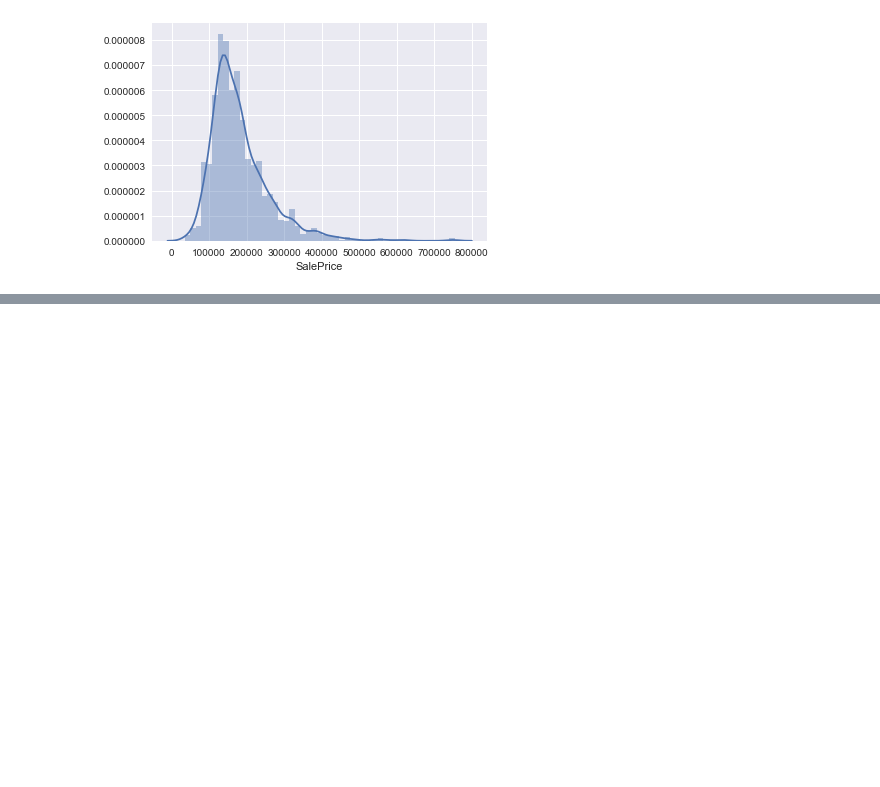
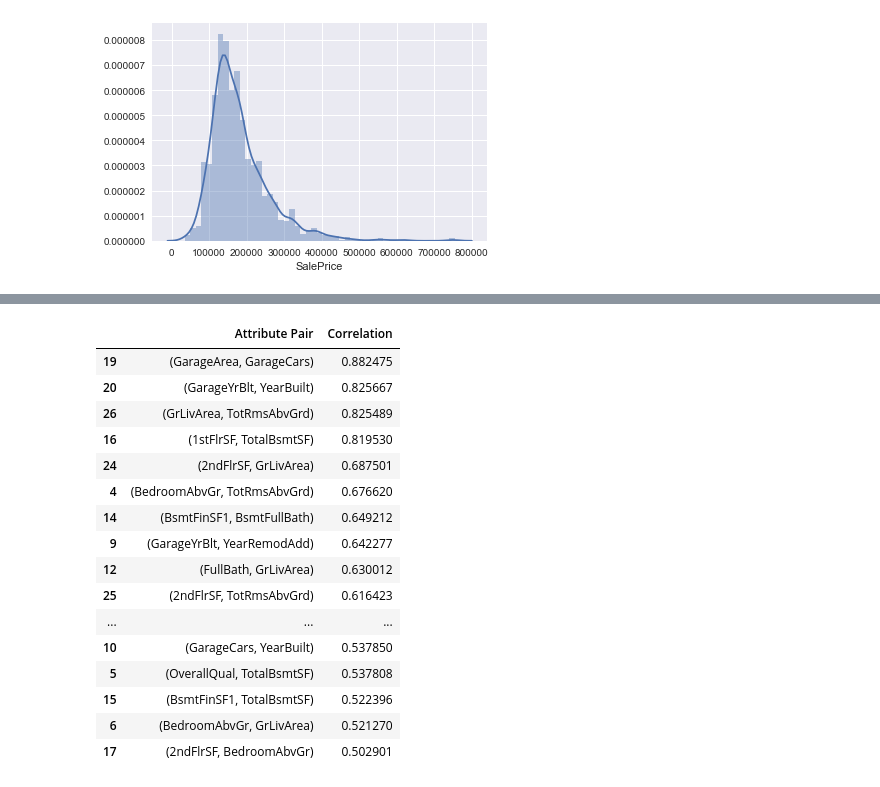
Before and after one commit to MattaUmaMaheswaraReddy/PHBS_ML_Project, a Jupyter notebook: Housing Pricing/Documents/Data Description.ipynb, the cells around one changed output, grey strips where cells are left out. Drawn from its saved outputs; the diff is of its cells as text; code cells hidden in the pictures; blank space fills up the shorter version.

```diff
--- a/Housing Pricing/Documents/Data Description.ipynb
+++ b/Housing Pricing/Documents/Data Description.ipynb
@@ -51,0 +94,36 @@ sns.distplot(train_df['SalePrice'])
+# %%
+correlations=train_df.corr()
+attrs = correlations.iloc[:-1,:-1] # all except target
+
+threshold = 0.5
+important_corrs = (attrs[abs(attrs) > threshold][attrs != 1.0]) \
+    .unstack().dropna().to_dict()
+
+unique_important_corrs = pd.DataFrame(
+    list(set([(tuple(sorted(key)), important_corrs[key]) \
+    for key in important_corrs])),
+        columns=['Attribute Pair', 'Correlation'])
+
+    # sorted by absolute value
+unique_important_corrs = unique_important_corrs.ix[
+    abs(unique_important_corrs['Correlation']).argsort()[::-1]]
+
+unique_important_corrs
+# %% [output]
+|  | Attribute Pair | Correlation |
+| 19 | (GarageArea, GarageCars) | 0.882475 |
+| 20 | (GarageYrBlt, YearBuilt) | 0.825667 |
+| 26 | (GrLivArea, TotRmsAbvGrd) | 0.825489 |
+| 16 | (1stFlrSF, TotalBsmtSF) | 0.819530 |
+| 24 | (2ndFlrSF, GrLivArea) | 0.687501 |
+| 4 | (BedroomAbvGr, TotRmsAbvGrd) | 0.676620 |
+| 14 | (BsmtFinSF1, BsmtFullBath) | 0.649212 |
+| 9 | (GarageYrBlt, YearRemodAdd) | 0.642277 |
+| 12 | (FullBath, GrLivArea) | 0.630012 |
+| 25 | (2ndFlrSF, TotRmsAbvGrd) | 0.616423 |
+| ... | ... | ... |
+| 10 | (GarageCars, YearBuilt) | 0.537850 |
+| 5 | (OverallQual, TotalBsmtSF) | 0.537808 |
+| 15 | (BsmtFinSF1, TotalBsmtSF) | 0.522396 |
+| 6 | (BedroomAbvGr, GrLivArea) | 0.521270 |
+| 17 | (2ndFlrSF, BedroomAbvGr) | 0.502901 |
```
Also changed, not shown: parts of 2 cells of this notebook, 1 other file.
